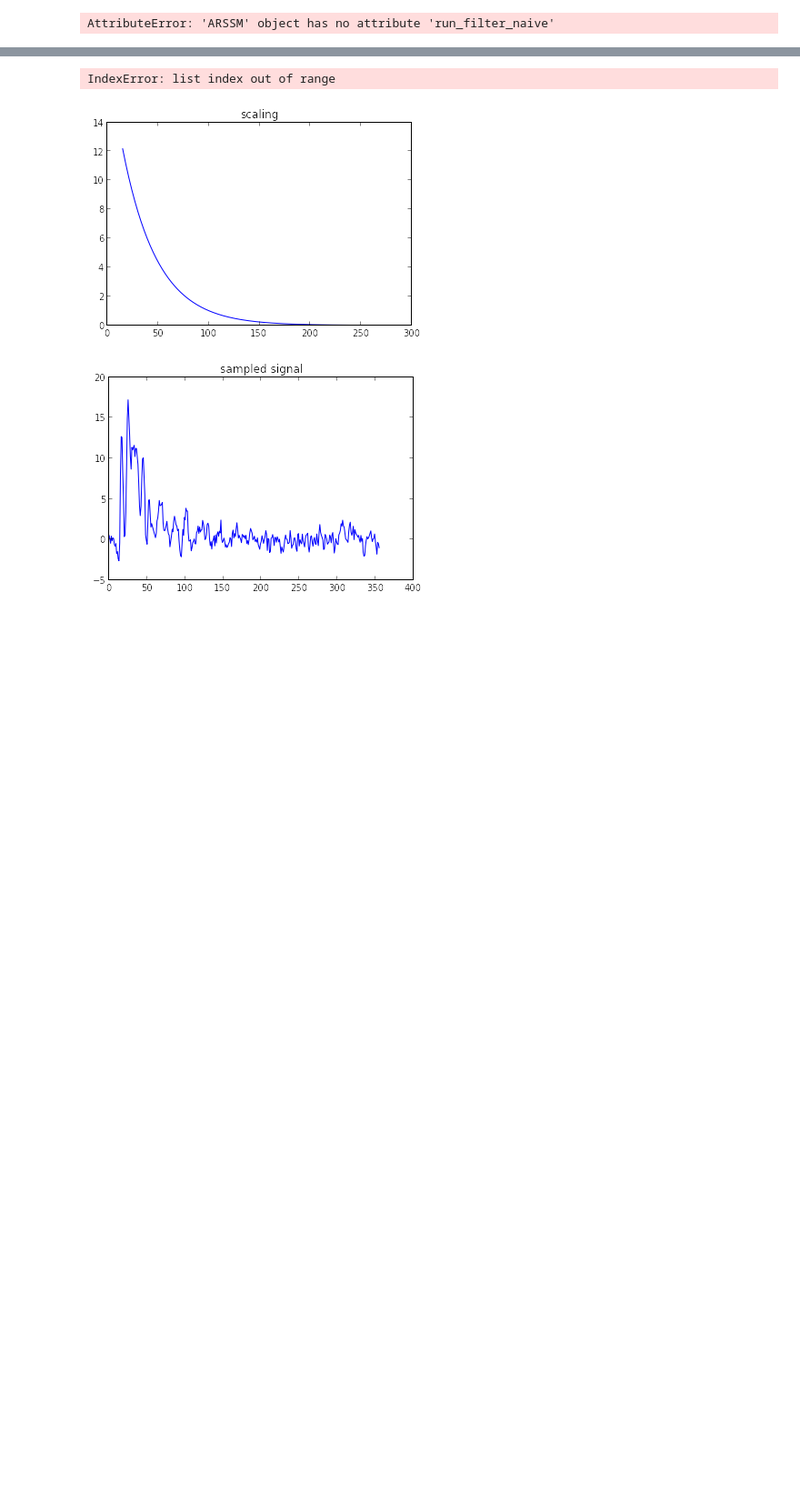
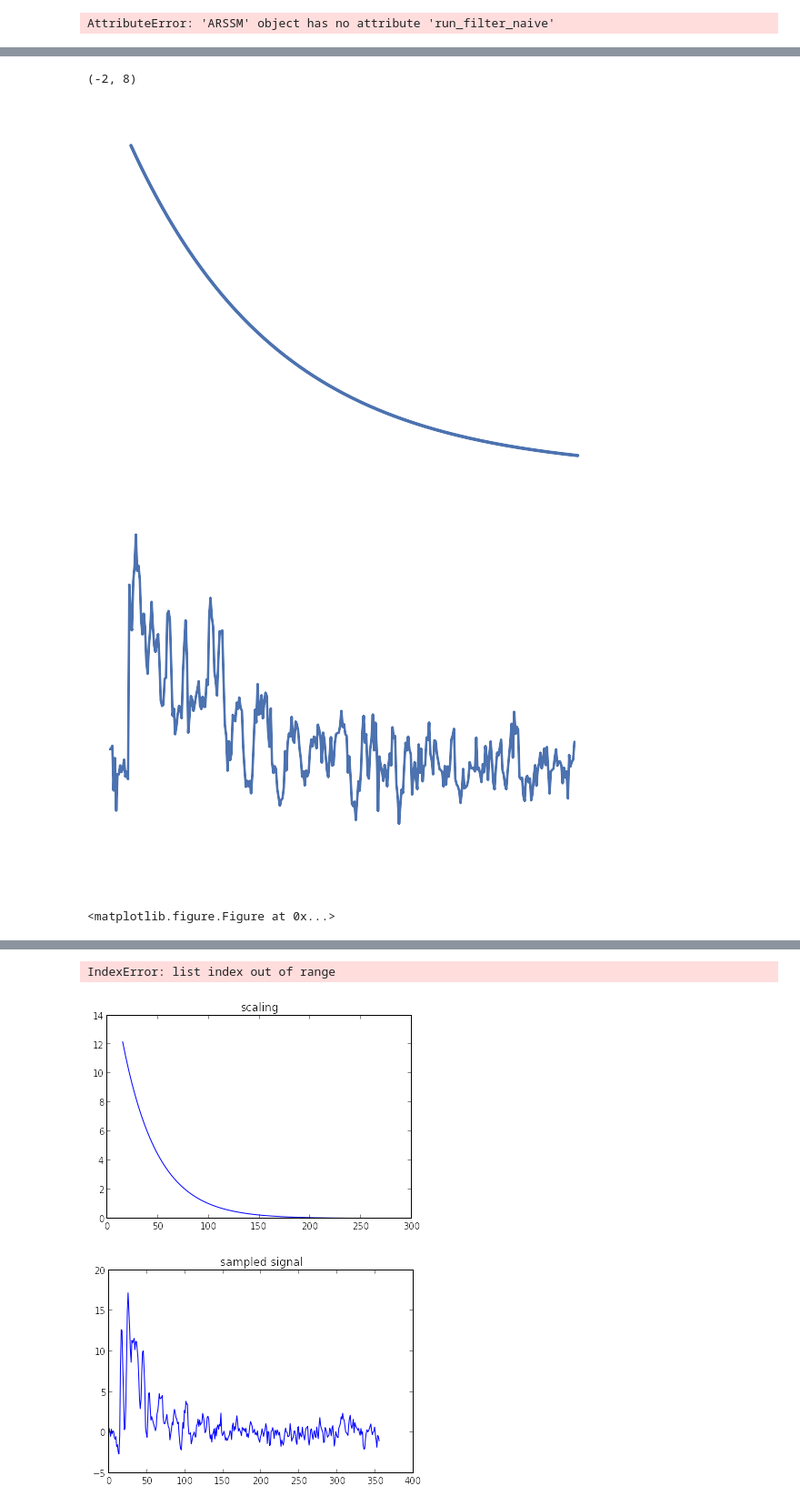
Before and after one commit to davmre/sigvisa, a Jupyter notebook: notebooks/marginalized_wavelet_model_single_exact.ipynb, the cells around one changed output, grey strips where cells are left out. Shown at 91% size. Saved outputs shown, nothing was run; the diff lists cells and outputs as text; code cells hidden in the pictures; blank space fills up the shorter version.

```diff
--- a/notebooks/marginalized_wavelet_model_single_exact.ipynb
+++ b/notebooks/marginalized_wavelet_model_single_exact.ipynb
@@ -368,0 +354,52 @@ title("true noise")
+# %%
+f = plt.figure()
+ax = f.add_axes([0, 0, 1, 1])
+ax.axis('off')
+ax.plot(np.linspace(15,15+N, N), template, lw=4)
+
+
+f = plt.figure(frameon=False)
+ax = f.add_axes([0, 0, 1, 1])
+ax.axis('off')
+ax.plot(z, lw=3)
+#ax.set_title("sampled signal")
+figure()
+
+
+f = plt.figure(frameon=False)
+ax = f.add_axes([0, 0, 1, 1])
+ax.axis('off')
+ax.plot(w, lw=3)
+
+f = plt.figure(frameon=False)
+ax = f.add_axes([0, 0, 1, 1])
+ax.axis('off')
+ax.plot(w, lw=1)
+plot(m[0], lw=4)
+
+
+
+
+figure()
+plot(m[0]*template, lw=2)
+plot(z[15:])
+title("scaled inferred wavelet component")
+
+
+f = plt.figure(frameon=False)
+ax = f.add_axes([0, 0, 1, 1])
+ax.axis('off')
+ax.plot(z, lw=1)
+plot(m[1], lw=4)
+
+
+f = plt.figure(frameon=False)
+ax = f.add_axes([0, 0, 1, 1])
+ax.axis('off')
+ax.plot(ar, lw=3)
+ax.set_ylim([-2, 8])
+# %% [output]
+(-2, 8)
+[figure, added]
+[figure, added]
+<matplotlib.figure.Figure at 0x...>
```
Also changed, not shown: parts of 18 cells of this notebook, 19 other files.
